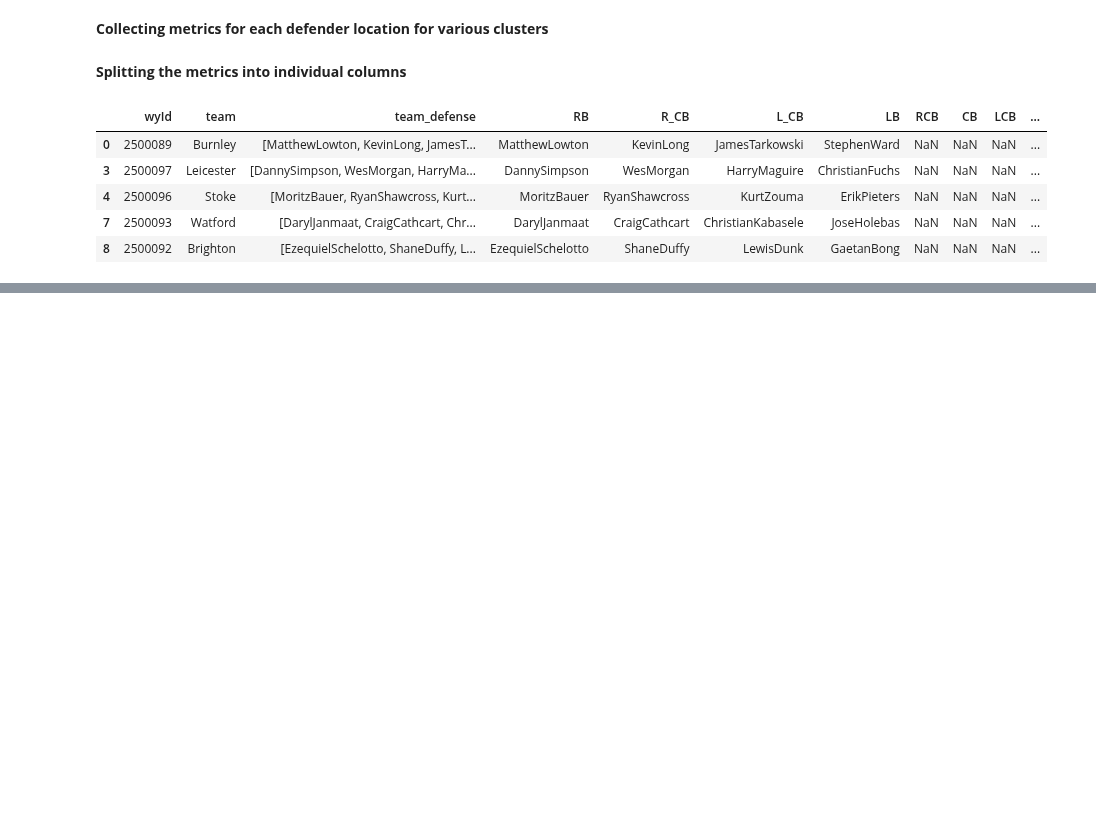
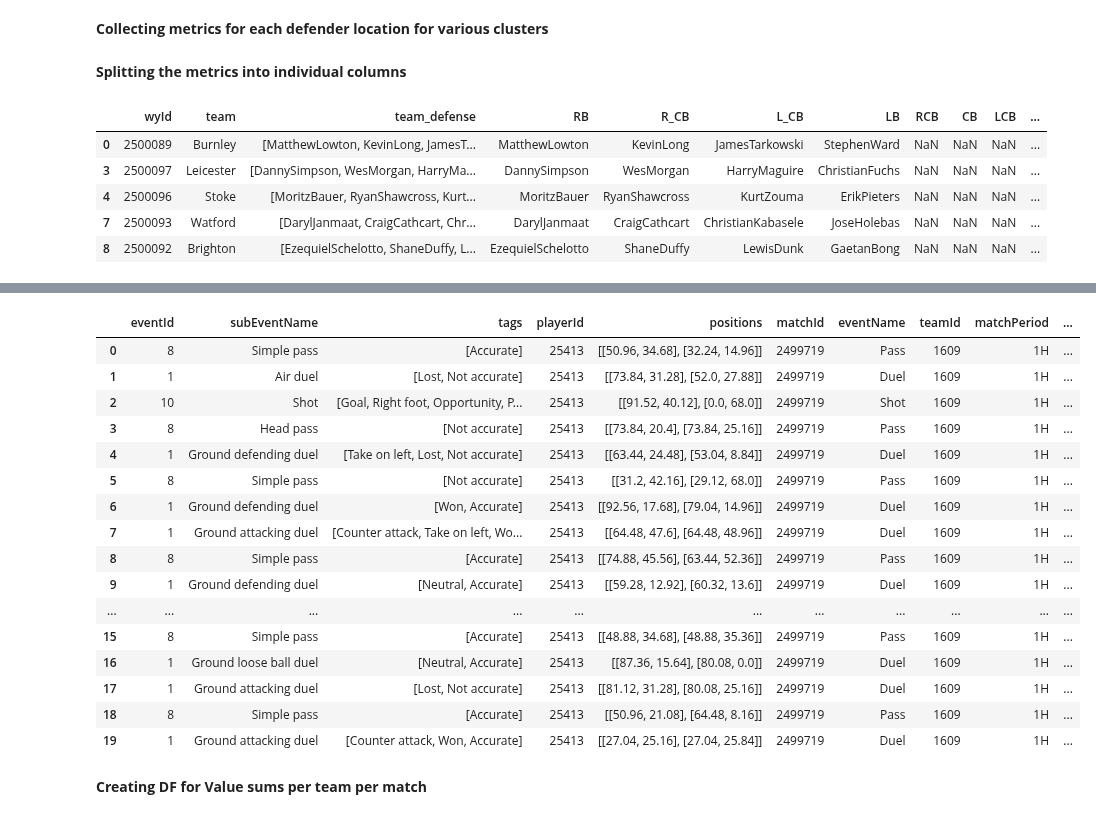
Before and after one commit to grovershreyf9t/FootballPlayerFootedness, a Jupyter notebook: code/6_VAEP_computation/6_VAEP_computation.ipynb, the cells around one changed output, grey strips where cells are left out. Saved outputs shown, nothing was run; the diff lists cells and outputs as text; code cells hidden in the pictures; blank space fills up the shorter version.

Commit message:
adding code and generated data for value_sums

```diff
--- a/code/6_VAEP_computation/6_VAEP_computation.ipynb
+++ b/code/6_VAEP_computation/6_VAEP_computation.ipynb
@@ -804,0 +883,9 @@ for i,df in enumerate(df_clusters_metrics):
+# %%
+# Importing Wyscout events data
+df_events_wyscout = pd.read_pickle('../../data/events/events_v2.pkl')
+# %%
+# Filtering out passes events which were performed by defenders in Wyscout events data
+df_events_wyscout_pass = df_events_wyscout#.loc[(df_events_wyscout['eventName']=='Pass') & (df_events_wyscout['role']=='DEF')]
+# %%
+# Creating a key to identify each row using matchid, event_seconds and player name
+df_events_wyscout_pass['key'] = df_events_wyscout_pass['matchId'].astype(str) + np.round(df_events_wyscout_pass['eventSec'],6).astype(str) + df_events_wyscout_pass['playerName'].astype(str)
@@ -804,0 +894,4 @@ for i,df in enumerate(df_clusters_metrics):
+# %%
+# Appending VAEP values along with offensive and defensive values to Wyscout events data from VAEP data
+# by joining the two dataframes
+df_events_vaep = df_events_wyscout_pass.merge(vaep_values_pass_def[['key','vaep_value','offensive_value','defensive_value']], how = 'left', left_on = 'key', right_on = 'key')
@@ -804,0 +901,22 @@ for i,df in enumerate(df_clusters_metrics):
+# %%
+df_events_vaep.head(20)
+# %% [output]
+|  | eventId | subEventName | tags | playerId | positions | matchId | eventName | teamId | matchPeriod | ... |
+| 0 | 8 | Simple pass | [Accurate] | 25413 | [[50.96, 34.68], [32.24, 14.96]] | 2499719 | Pass | 1609 | 1H | ... |
+| 1 | 1 | Air duel | [Lost, Not accurate] | 25413 | [[73.84, 31.28], [52.0, 27.88]] | 2499719 | Duel | 1609 | 1H | ... |
+| 2 | 10 | Shot | [Goal, Right foot, Opportunity, P... | 25413 | [[91.52, 40.12], [0.0, 68.0]] | 2499719 | Shot | 1609 | 1H | ... |
+| 3 | 8 | Head pass | [Not accurate] | 25413 | [[73.84, 20.4], [73.84, 25.16]] | 2499719 | Pass | 1609 | 1H | ... |
+| 4 | 1 | Ground defending duel | [Take on left, Lost, Not accurate] | 25413 | [[63.44, 24.48], [53.04, 8.84]] | 2499719 | Duel | 1609 | 1H | ... |
+| 5 | 8 | Simple pass | [Not accurate] | 25413 | [[31.2, 42.16], [29.12, 68.0]] | 2499719 | Pass | 1609 | 1H | ... |
+| 6 | 1 | Ground defending duel | [Won, Accurate] | 25413 | [[92.56, 17.68], [79.04, 14.96]] | 2499719 | Duel | 1609 | 1H | ... |
+| 7 | 1 | Ground attacking duel | [Counter attack, Take on left, Wo... | 25413 | [[64.48, 47.6], [64.48, 48.96]] | 2499719 | Duel | 1609 | 1H | ... |
+| 8 | 8 | Simple pass | [Accurate] | 25413 | [[74.88, 45.56], [63.44, 52.36]] | 2499719 | Pass | 1609 | 1H | ... |
+| 9 | 1 | Ground defending duel | [Neutral, Accurate] | 25413 | [[59.28, 12.92], [60.32, 13.6]] | 2499719 | Duel | 1609 | 1H | ... |
+| ... | ... | ... | ... | ... | ... | ... | ... | ... | ... | ... |
+| 15 | 8 | Simple pass | [Accurate] | 25413 | [[48.88, 34.68], [48.88, 35.36]] | 2499719 | Pass | 1609 | 1H | ... |
+| 16 | 1 | Ground loose ball duel | [Neutral, Accurate] | 25413 | [[87.36, 15.64], [80.08, 0.0]] | 2499719 | Duel | 1609 | 1H | ... |
+| 17 | 1 | Ground attacking duel | [Lost, Not accurate] | 25413 | [[81.12, 31.28], [80.08, 25.16]] | 2499719 | Duel | 1609 | 1H | ... |
+| 18 | 8 | Simple pass | [Accurate] | 25413 | [[50.96, 21.08], [64.48, 8.16]] | 2499719 | Pass | 1609 | 1H | ... |
+| 19 | 1 | Ground attacking duel | [Counter attack, Won, Accurate] | 25413 | [[27.04, 25.16], [27.04, 25.84]] | 2499719 | Duel | 1609 | 1H | ... |
+# %% [markdown]
+**Creating DF for Value sums per team per match**
```
Also changed, not shown: parts of 23 cells of this notebook, 1 other file.
